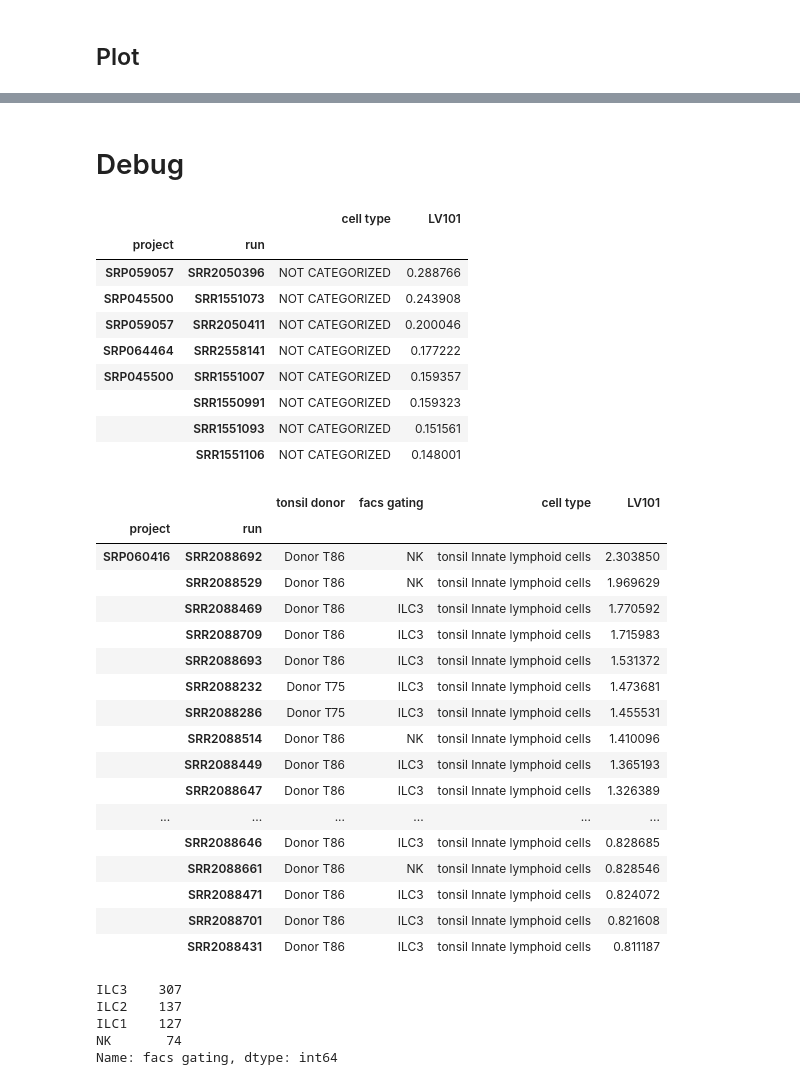
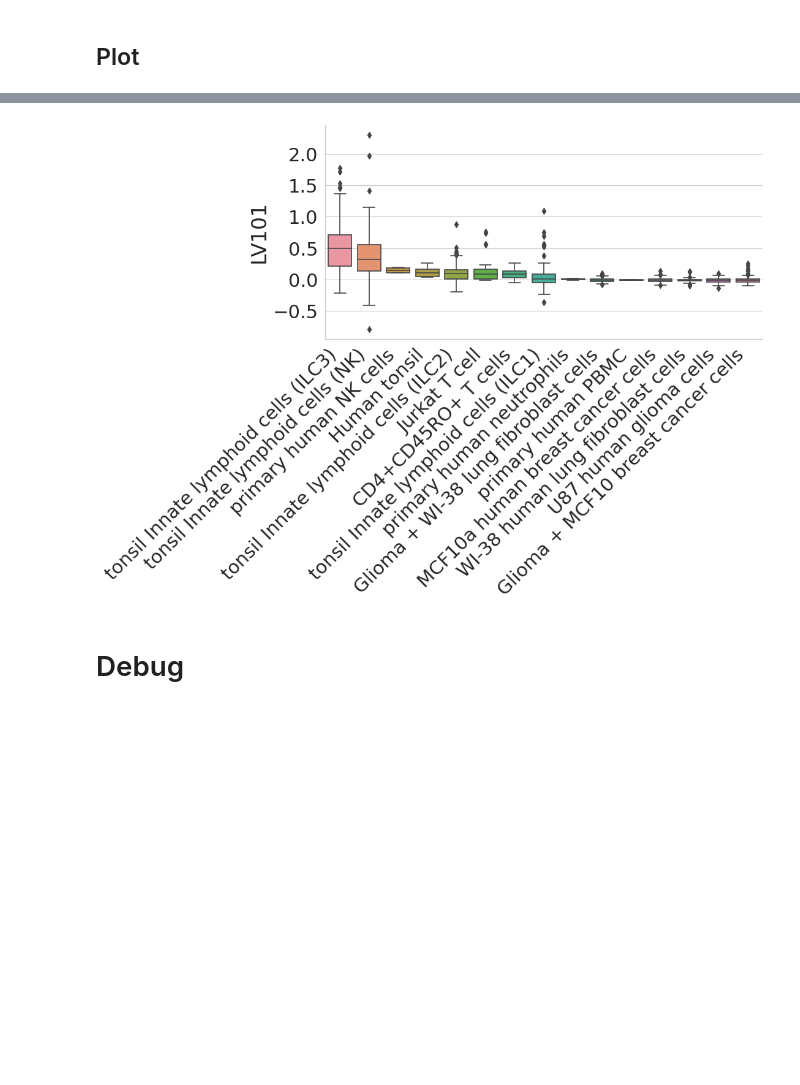
Before and after one commit to pivlab/phenoplier, a Jupyter notebook: projects/asthma-copd/nbs/35_gls_lvs_analyses/05-lv_cell_types/LV101-cell_types.ipynb, the cells around one changed output, grey strips where cells are left out. Saved outputs shown, nothing was run; the diff lists cells and outputs as text; code cells hidden in the pictures; blank space fills up the shorter version.

```diff
--- a/projects/asthma-copd/nbs/35_gls_lvs_analyses/05-lv_cell_types/LV101-cell_types.ipynb
+++ b/projects/asthma-copd/nbs/35_gls_lvs_analyses/05-lv_cell_types/LV101-cell_types.ipynb
@@ -346,53 +359,36 @@ NameError: name 'OUTPUT_CELL_TYPE_FILEPATH' is not defined
+# %%
+with sns.plotting_context("paper", font_scale=2.5), sns.axes_style("whitegrid"):
+    g = sns.catplot(
+        data=final_plot_data,
+        y=LV_NAME,
+        x=SELECTED_ATTRIBUTE,
+        order=attr_order,
+        kind="box",
+        height=5,
+        aspect=2.5,
+    )
+    plt.xticks(rotation=45, horizontalalignment="right")
+    plt.xlabel("")
+
+    # plt.savefig(
+    #     OUTPUT_CELL_TYPE_FILEPATH,
+    #     bbox_inches="tight",
+    #     facecolor="white",
+    # )
+# %% [output]
+[figure, added]
 # %% [markdown]
 # Debug
 # %%
-with pd.option_context(
-    "display.max_rows", None, "display.max_columns", None, "display.max_colwidth", None
-):
-    _tmp = final_plot_data[final_plot_data[SELECTED_ATTRIBUTE].str.contains("NOT CAT")]
-    display(_tmp.head(20))
+# with pd.option_context(
+#     "display.max_rows", None, "display.max_columns", None, "display.max_colwidth", None
+# ):
+#     _tmp = final_plot_data[final_plot_data[SELECTED_ATTRIBUTE].str.contains("mixture of U87")]
+#     display(_tmp.head(20))
-# %% [output]
-|  |  | cell type | LV101 |
-| project | run |  |  |
-| SRP059057 | SRR2050396 | NOT CATEGORIZED | 0.288766 |
-| SRP045500 | SRR1551073 | NOT CATEGORIZED | 0.243908 |
-| SRP059057 | SRR2050411 | NOT CATEGORIZED | 0.200046 |
-| SRP064464 | SRR2558141 | NOT CATEGORIZED | 0.177222 |
-| SRP045500 | SRR1551007 | NOT CATEGORIZED | 0.159357 |
-|  | SRR1550991 | NOT CATEGORIZED | 0.159323 |
-|  | SRR1551093 | NOT CATEGORIZED | 0.151561 |
-|  | SRR1551106 | NOT CATEGORIZED | 0.148001 |
 # %%
-# what is there in these projects?
-_tmp = lv_data.loc[["SRP060416"]].dropna(how="all", axis=1).sort_values(
-    LV_NAME, ascending=False
-)
+# # what is there in these projects?
+# _tmp = lv_data.loc[["SRP060416"]].dropna(how="all", axis=1).sort_values(
+#     LV_NAME, ascending=False
+# )
 
-display(_tmp.head(60))
+# display(_tmp.head(60))
-# %% [output]
-|  |  | tonsil donor | facs gating | cell type | LV101 |
-| project | run |  |  |  |  |
-| SRP060416 | SRR2088692 | Donor T86 | NK | tonsil Innate lymphoid cells | 2.303850 |
-|  | SRR2088529 | Donor T86 | NK | tonsil Innate lymphoid cells | 1.969629 |
-|  | SRR2088469 | Donor T86 | ILC3 | tonsil Innate lymphoid cells | 1.770592 |
-|  | SRR2088709 | Donor T86 | ILC3 | tonsil Innate lymphoid cells | 1.715983 |
-|  | SRR2088693 | Donor T86 | ILC3 | tonsil Innate lymphoid cells | 1.531372 |
-|  | SRR2088232 | Donor T75 | ILC3 | tonsil Innate lymphoid cells | 1.473681 |
-|  | SRR2088286 | Donor T75 | ILC3 | tonsil Innate lymphoid cells | 1.455531 |
-|  | SRR2088514 | Donor T86 | NK | tonsil Innate lymphoid cells | 1.410096 |
-|  | SRR2088449 | Donor T86 | ILC3 | tonsil Innate lymphoid cells | 1.365193 |
-|  | SRR2088647 | Donor T86 | ILC3 | tonsil Innate lymphoid cells | 1.326389 |
-| ... | ... | ... | ... | ... | ... |
-|  | SRR2088646 | Donor T86 | ILC3 | tonsil Innate lymphoid cells | 0.828685 |
-|  | SRR2088661 | Donor T86 | NK | tonsil Innate lymphoid cells | 0.828546 |
-|  | SRR2088471 | Donor T86 | ILC3 | tonsil Innate lymphoid cells | 0.824072 |
-|  | SRR2088701 | Donor T86 | ILC3 | tonsil Innate lymphoid cells | 0.821608 |
-|  | SRR2088431 | Donor T86 | ILC3 | tonsil Innate lymphoid cells | 0.811187 |
-# %%
-_tmp["facs gating"].value_counts()
-# %% [output]
-ILC3    307
-ILC2    137
-ILC1    127
-NK       74
-Name: facs gating, dtype: int64
```
Also changed, not shown: parts of 9 cells of this notebook, 1 other file.
